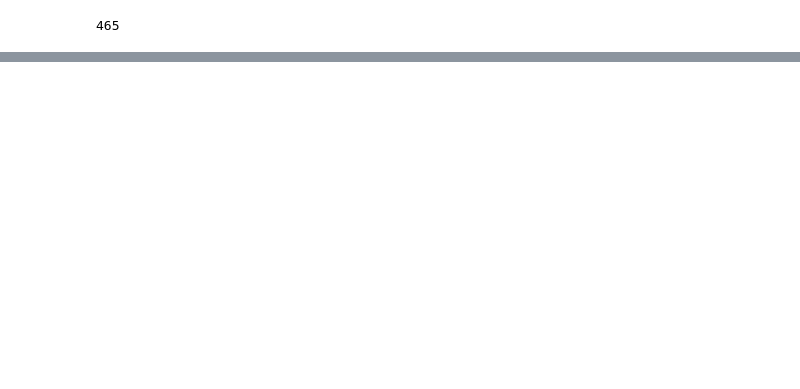
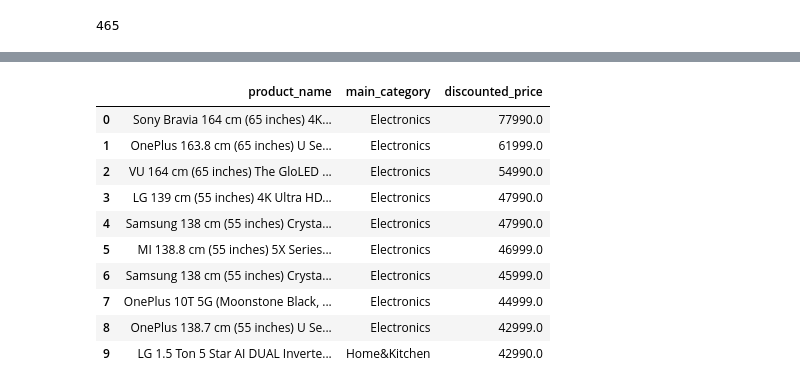
Before and after one commit to iamkaus/sales_analysis, a Jupyter notebook: notebooks/analysis.ipynb, the cells around one changed output, grey strips where cells are left out. Cells and saved outputs as stored; diff of their text form; code cells hidden in the pictures; blank space fills up the shorter version.

```diff
--- a/notebooks/analysis.ipynb
+++ b/notebooks/analysis.ipynb
@@ -396,0 +473,19 @@ amazon_df.to_sql(
+# %%
+pd.read_sql("""
+SELECT product_name, main_category, discounted_price
+FROM products
+ORDER BY discounted_price DESC
+LIMIT 10;
+""", engine)
+# %% [output]
+|  | product_name | main_category | discounted_price |
+| 0 | Sony Bravia 164 cm (65 inches) 4K... | Electronics | 77990.0 |
+| 1 | OnePlus 163.8 cm (65 inches) U Se... | Electronics | 61999.0 |
+| 2 | VU 164 cm (65 inches) The GloLED ... | Electronics | 54990.0 |
+| 3 | LG 139 cm (55 inches) 4K Ultra HD... | Electronics | 47990.0 |
+| 4 | Samsung 138 cm (55 inches) Crysta... | Electronics | 47990.0 |
+| 5 | MI 138.8 cm (55 inches) 5X Series... | Electronics | 46999.0 |
+| 6 | Samsung 138 cm (55 inches) Crysta... | Electronics | 45999.0 |
+| 7 | OnePlus 10T 5G (Moonstone Black, ... | Electronics | 44999.0 |
+| 8 | OnePlus 138.7 cm (55 inches) U Se... | Electronics | 42999.0 |
+| 9 | LG 1.5 Ton 5 Star AI DUAL Inverte... | Home&Kitchen | 42990.0 |
```
Also changed, not shown: parts of 7 cells of this notebook, 5 other files.
